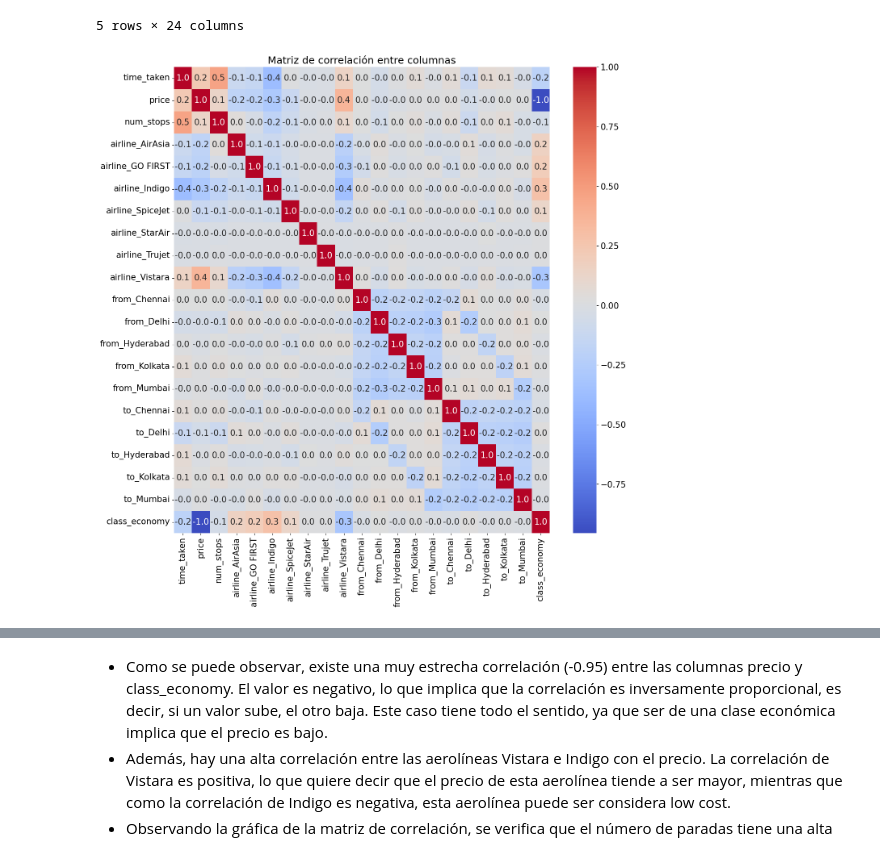
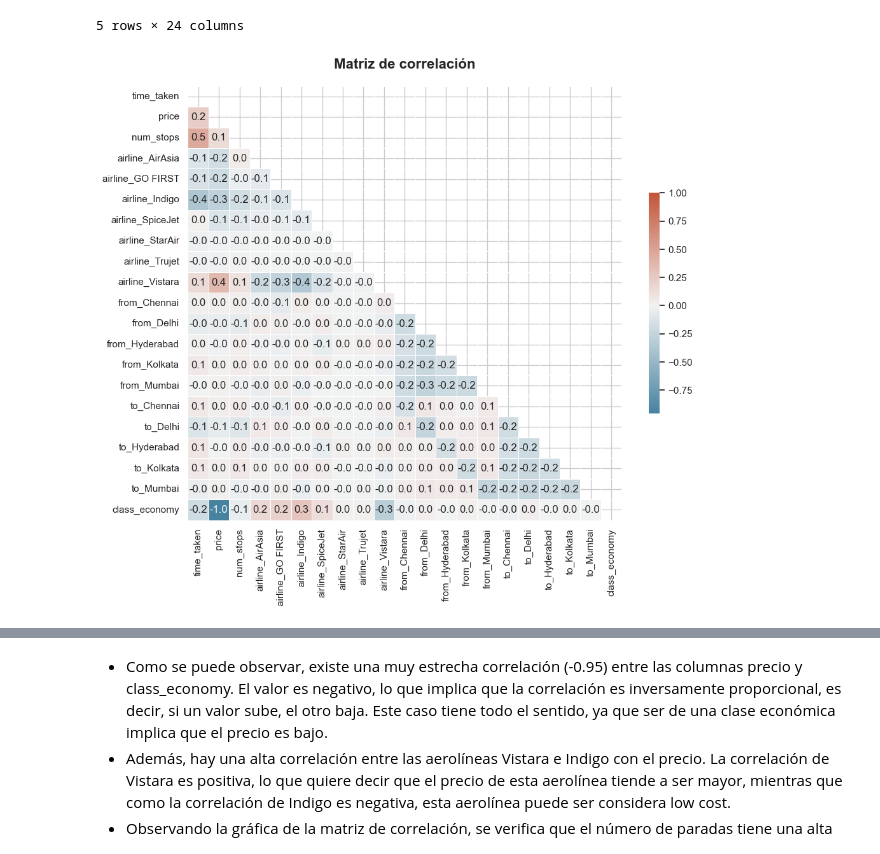
Before and after one commit to aegutierrez235/flight-price-prediction, a Jupyter notebook: Predicción del precio de vuelos.ipynb, the cells around one changed output, grey strips where cells are left out. Cells and saved outputs as stored; diff of their text form; code cells hidden in the pictures.

```diff
--- a/Predicción del precio de vuelos.ipynb
+++ b/Predicción del precio de vuelos.ipynb
@@ -431,14 +440,25 @@ df.head()
 # %%
 # Correlación entre las columnas.
 matriz_correlacion = df.corr(numeric_only = True)
 
 # Creo el mapa de calor.
-plt.figure(figsize = (15, 15))
-sns.heatmap(matriz_correlacion, annot = True, fmt = '.1f', cmap = 'coolwarm')
-plt.title('Matriz de correlación entre columnas')
+mask = np.triu(np.ones_like(matriz_correlacion, dtype = bool))
+f, ax = plt.subplots(figsize = (11, 9))
+cmap = sns.diverging_palette(230, 20, as_cmap = True)
+sns.heatmap(matriz_correlacion,
+            mask = mask,
+            cmap = cmap,
+            vmax = 1,
+            center = 0,
+            annot = True,
+            fmt = '.1f',
+            square = True,
+            linewidths = .5,
+            cbar_kws = {'shrink': .5})
+plt.title('Matriz de correlación', fontsize = 16, fontweight = 'bold', pad = 20)
 plt.show()
 # %% [output]
-[figure, old version]
+[figure, new version]
 # %%
 # Ordeno las correlaciones con respecto a la columna precio.
 print(matriz_correlacion['price'].sort_values(ascending = False))
```
Also changed, not shown: parts of 8 cells of this notebook.
